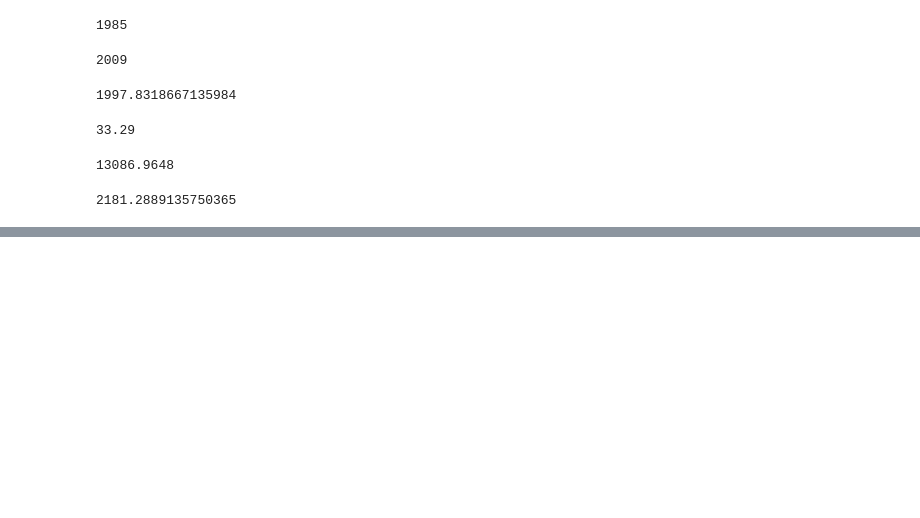
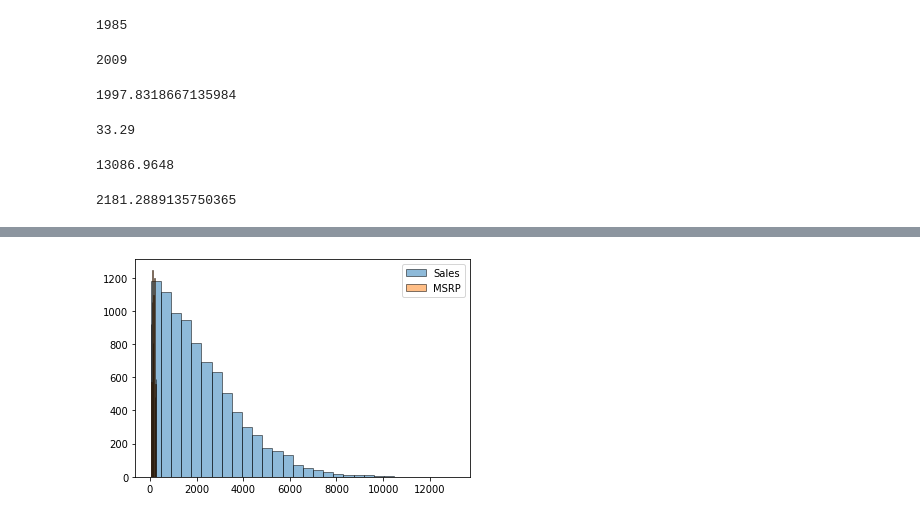
Before and after one commit to Brojas1/FSP, a Jupyter notebook: Copy_of_Food_Sales_Prediction.ipynb, the cells around one changed output, grey strips where cells are left out. Saved outputs shown, nothing was run; the diff lists cells and outputs as text; code cells hidden in the pictures; blank space fills up the shorter version.

```diff
--- a/Copy_of_Food_Sales_Prediction.ipynb
+++ b/Copy_of_Food_Sales_Prediction.ipynb
@@ -260,0 +282,15 @@ df["Item_Outlet_Sales"].mean()
+# %%
+import pandas as pd
+import seaborn as sns
+import matplotlib.pyplot as plt
+import numpy as np
+
+Sales = df["Item_Outlet_Sales"]
+MSRP = df["Item_MRP"]
+
+plt.hist(Sales, 30, alpha=0.5,edgecolor='black', label='Sales')
+plt.hist(MSRP, 10, alpha=0.5,edgecolor='black', label='MSRP')
+plt.legend(loc='upper right')
+plt.show()
+# %% [output]
+[figure, added]
```
Also changed, not shown: parts of 6 cells of this notebook.
